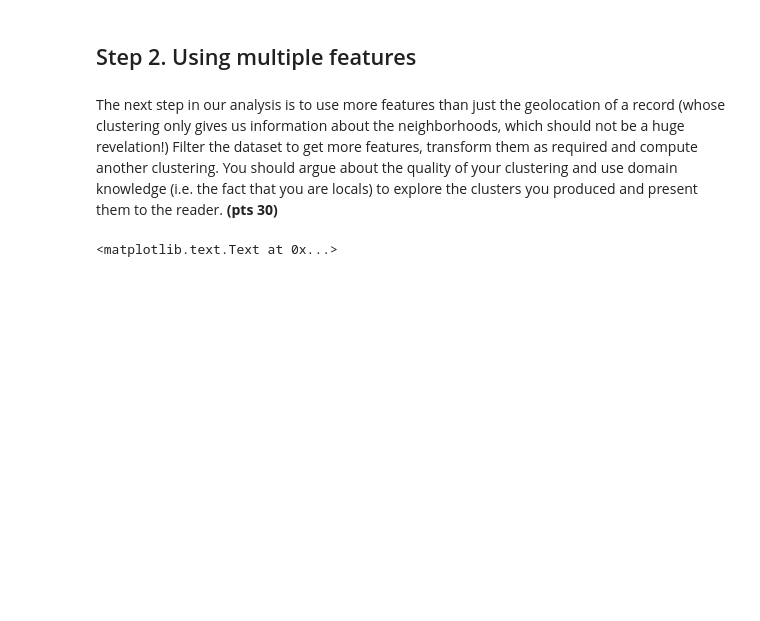
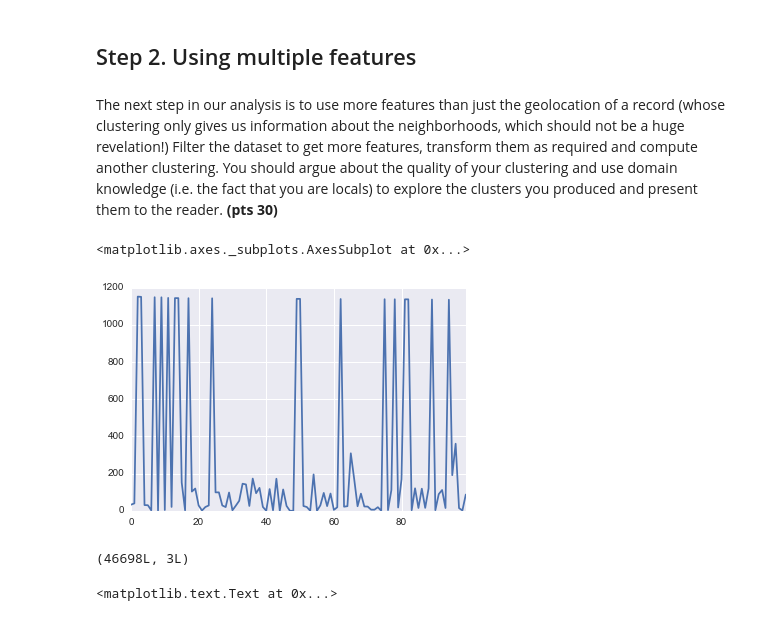
Before and after one commit to mwenda11/spring-2015-homeworks, a Jupyter notebook: submissions/Homework-3/3.Clustering.ipynb, the cells around one changed output. Cells and saved outputs as stored; diff of their text form; code cells hidden in the pictures; blank space fills up the shorter version.

```diff
--- a/submissions/Homework-3/3.Clustering.ipynb
+++ b/submissions/Homework-3/3.Clustering.ipynb
@@ -28,22 +27,0 @@ bost = pd.read_csv('../Homework-2/cases_2015.csv',parse_dates=['OPEN_DT','TARGET
-# %%
-def hours_active(row):
-    opened = row.OPEN_DT
-    closed = row.CLOSED_DT
-    if isinstance(opened,pd.tslib.NaTType):
-        print "ignorint.."
-        return -1
-    if isinstance(closed,pd.tslib.NaTType):
-        #closed = datetime.datetime.today()
-        closed = datetime.datetime.strptime('02-18-2015','%m-%d-%Y')
-
-    diff = closed-opened
-    return diff.total_seconds()/3600
-
-bost['NUM_HOURS_OPEN'] = bost.apply(hours_active, axis = 1)
-
-#bost.head()
-
-#print type(dif.total_seconds())
-#bost['ACTIVE_DAYS'] = bost.OPEN_DT.apply(lambda d: d.date())
-#bost['ACTIVE_DAYS'] = bost.OPEN_DT-bost.OPEN_DT
-#bost.head()
@@ -167,9 +154,19 @@ The next step in our analysis is to use more features than just the geolocation
+# %%
+boston.NUM_HOURS_OPEN.head(100).plot(label='hours open')
+# %% [output]
+<matplotlib.axes._subplots.AxesSubplot at 0x...>
+[figure, added]
 # %%
-scaled_bost_df = bost[['LONGITUDE','LATITUDE','NUM_HOURS_OPEN']] #todo check for invalid data
-#scaled_bost = bost.NUM_HOURS_OPEN
+boston_proj = boston[['LONGITUDE','LATITUDE','NUM_HOURS_OPEN']]
 
-#scaled_bost = preprocessing.scale(scaled_bost)
-#scaled_bost.shape
+scaler = preprocessing.StandardScaler()
+scaler.fit(boston_proj)
+scaled_bost = scaler.transform(boston_proj)
+
+#scaled_bost = preprocessing.scale(scaled_bost_df)
+scaled_bost.shape
+# %% [output]
+(46698L, 3L)
 # %%
 error = numpy.zeros(11)
 error[0] = 0;
```
Also changed, not shown: parts of 12 cells of this notebook.
